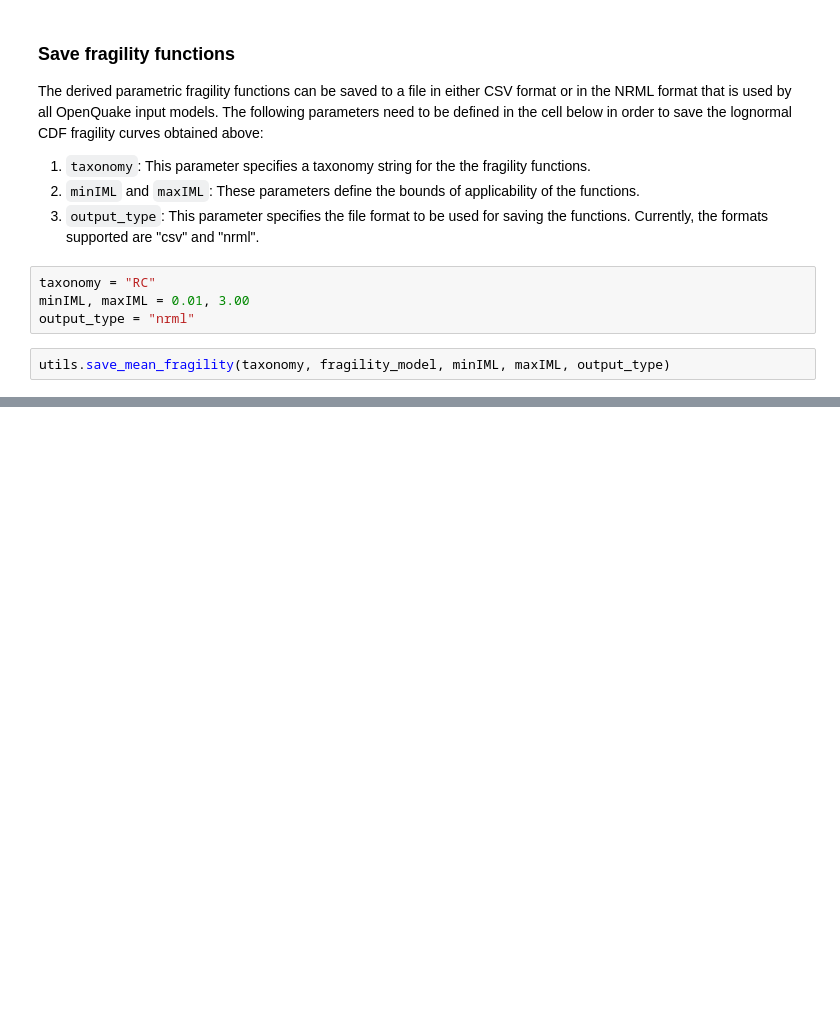
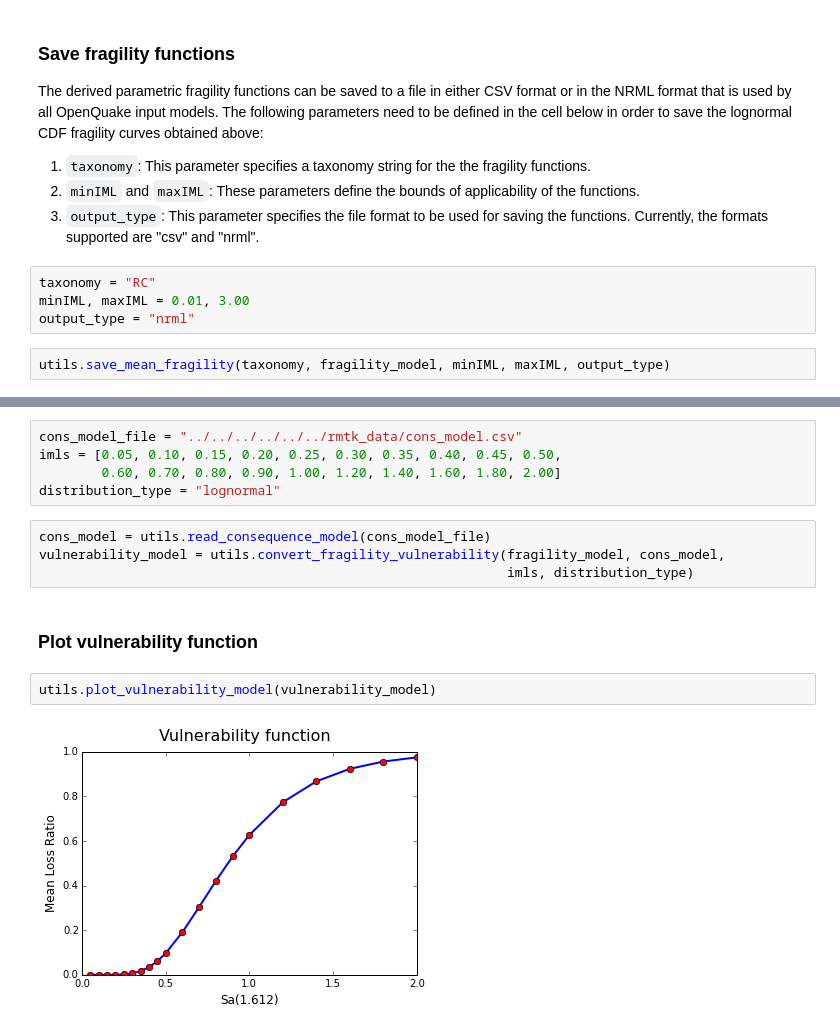
Before and after one commit to GEMScienceTools/rmtk, a Jupyter notebook: rmtk/vulnerability/derivation_fragility/R_mu_T_dispersion/SPO2IDA/spo2ida.ipynb, the cells around one changed output, grey strips where cells are left out. Drawn from its saved outputs; the diff is of its cells as text; blank space fills up the shorter version.

Commit message:
add vulnerability plots to all notebooks

```diff
--- a/rmtk/vulnerability/derivation_fragility/R_mu_T_dispersion/SPO2IDA/spo2ida.ipynb
+++ b/rmtk/vulnerability/derivation_fragility/R_mu_T_dispersion/SPO2IDA/spo2ida.ipynb
@@ -90,0 +100,15 @@ utils.save_mean_fragility(taxonomy, fragility_model, minIML, maxIML, output_type
+# %%
+cons_model_file = "../../../../../../rmtk_data/cons_model.csv"
+imls = [0.05, 0.10, 0.15, 0.20, 0.25, 0.30, 0.35, 0.40, 0.45, 0.50,
+        0.60, 0.70, 0.80, 0.90, 1.00, 1.20, 1.40, 1.60, 1.80, 2.00]
+distribution_type = "lognormal"
+# %%
+cons_model = utils.read_consequence_model(cons_model_file)
+vulnerability_model = utils.convert_fragility_vulnerability(fragility_model, cons_model,
+                                                            imls, distribution_type)
+# %% [markdown]
+### Plot vulnerability function
+# %%
+utils.plot_vulnerability_model(vulnerability_model)
+# %% [output]
+[figure, added]
```
Also changed, not shown: parts of 4 cells of this notebook, 11 other files.
